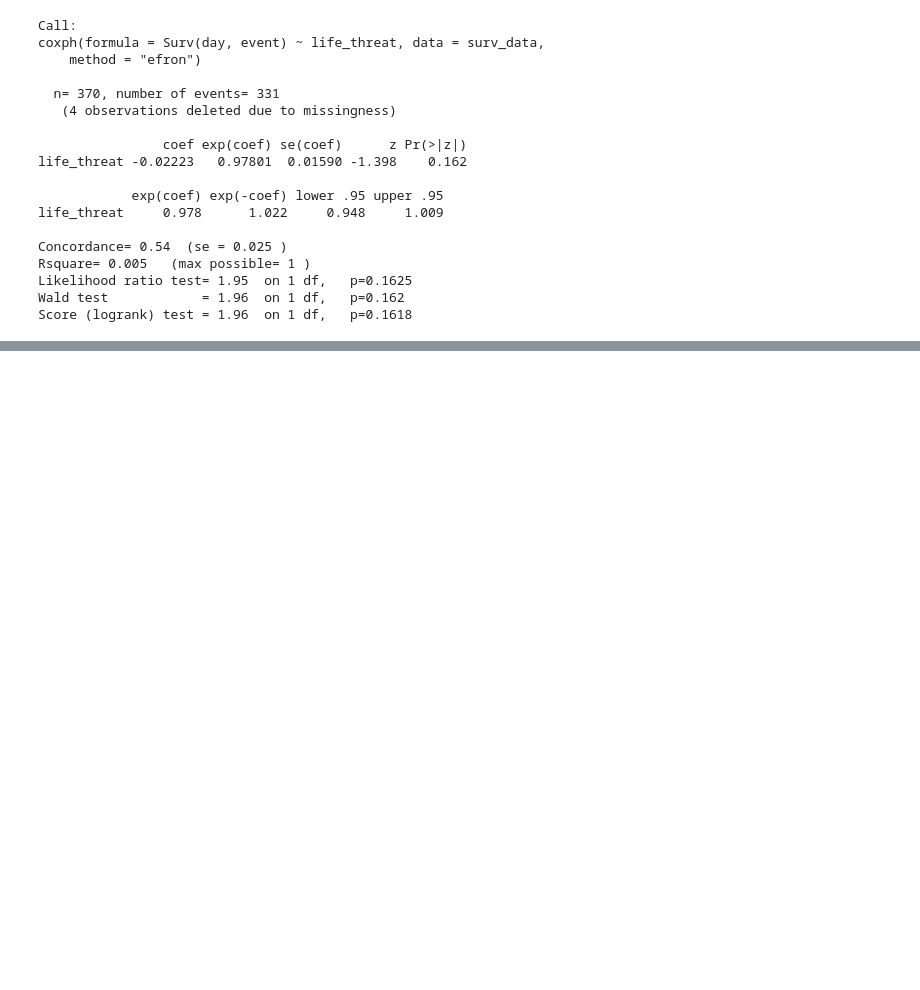
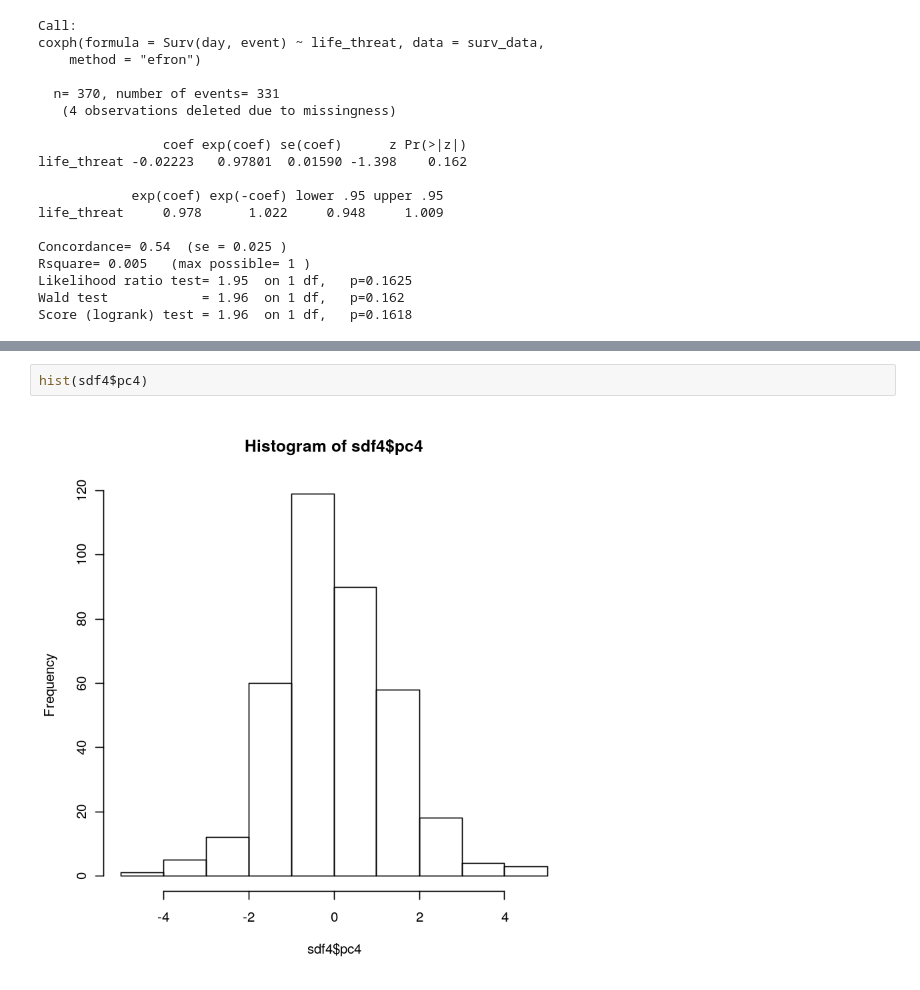
Before and after one commit to equinn1/Smoking_Cessation, a Jupyter notebook: notebooks/cox_regression1.ipynb, the cells around one changed output, grey strips where cells are left out. Drawn from its saved outputs; the diff is of its cells as text; blank space fills up the shorter version.

```diff
--- a/notebooks/cox_regression1.ipynb
+++ b/notebooks/cox_regression1.ipynb
@@ -278,0 +437,4 @@ Score (logrank) test = 1.96  on 1 df,   p=0.1618
+# %%
+hist(sdf4$pc4)
+# %% [output]
+[figure, added]
```
Also changed, not shown: parts of 20 cells of this notebook, 2 other files.
